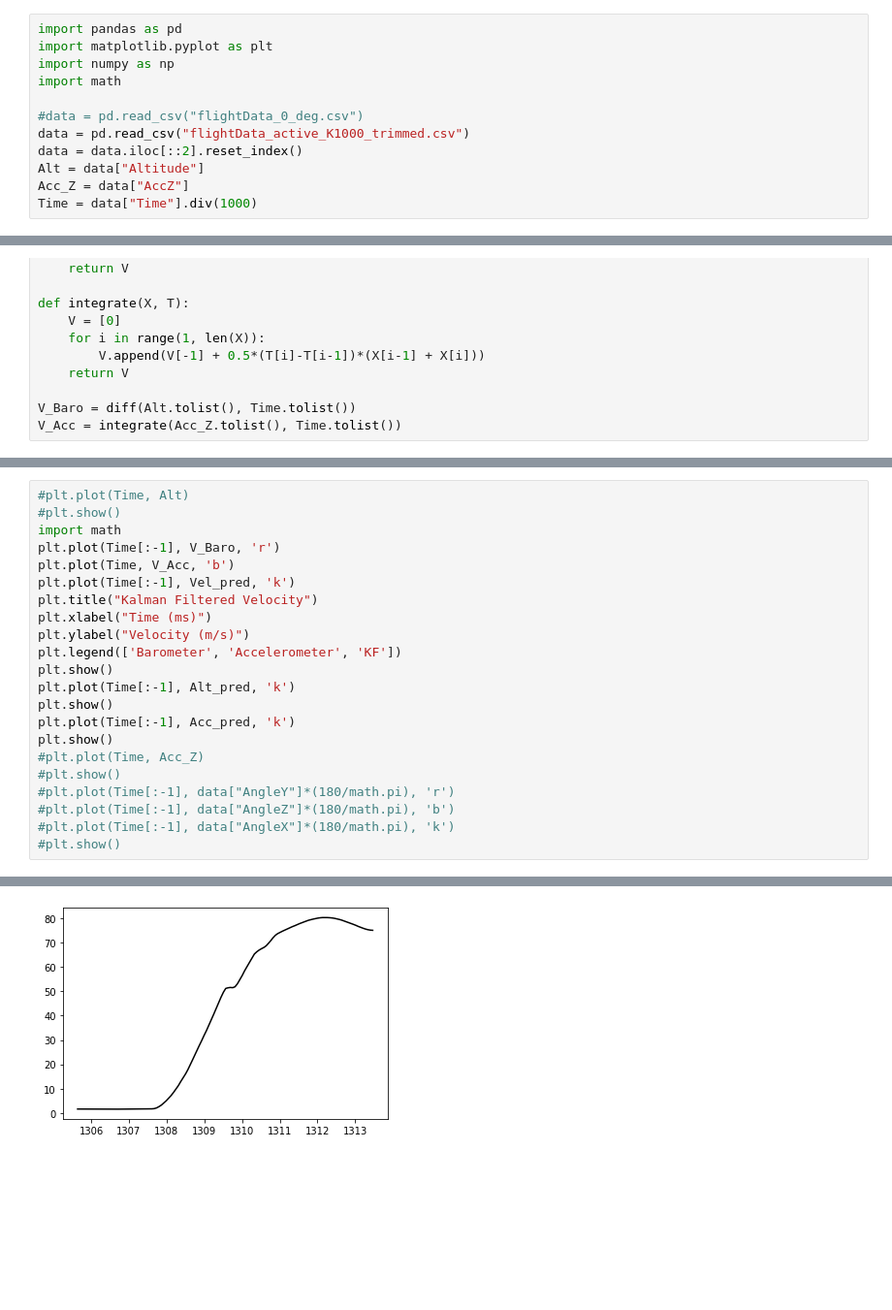
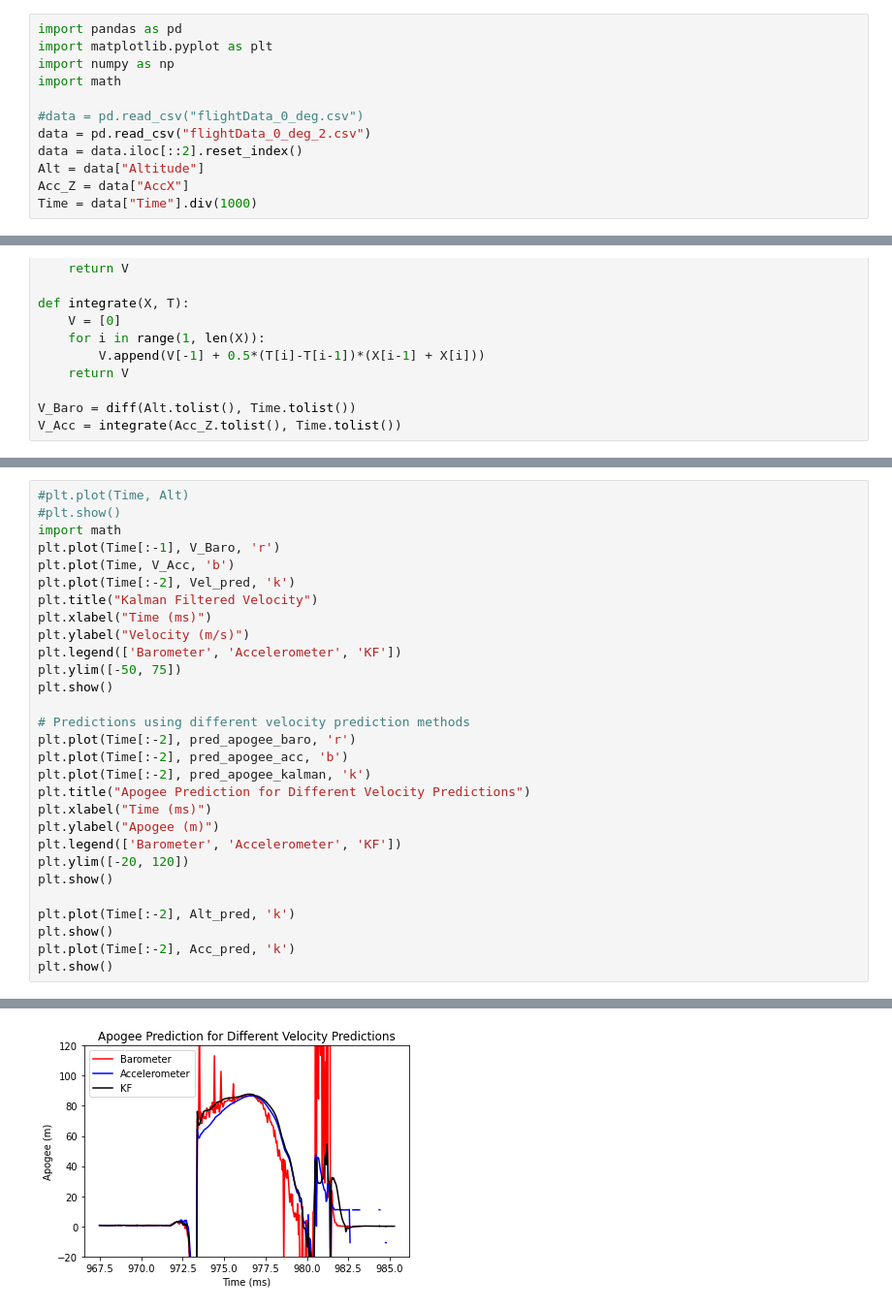
Before and after one commit to KianPardoe/RocketPy, a Jupyter notebook: Test_Flight_Data/Kalman_Testing.ipynb, the cells around one changed output, grey strips where cells are left out. Shown at 97% size. Saved outputs shown, nothing was run; the diff lists cells and outputs as text; blank space fills up the shorter version.

```diff
--- a/Test_Flight_Data/Kalman_Testing.ipynb
+++ b/Test_Flight_Data/Kalman_Testing.ipynb
@@ -5,8 +5,8 @@ import numpy as np
 import math
 
 #data = pd.read_csv("flightData_0_deg.csv")
-data = pd.read_csv("flightData_active_K1000_trimmed.csv")
+data = pd.read_csv("flightData_0_deg_2.csv")
 data = data.iloc[::2].reset_index()
 Alt = data["Altitude"]
-Acc_Z = data["AccZ"]
+Acc_Z = data["AccX"]
 Time = data["Time"].div(1000)
@@ -86,20 +87,27 @@ data["Prediction"] = pred_apogee
 import math
 plt.plot(Time[:-1], V_Baro, 'r')
 plt.plot(Time, V_Acc, 'b')
-plt.plot(Time[:-1], Vel_pred, 'k')
+plt.plot(Time[:-2], Vel_pred, 'k')
 plt.title("Kalman Filtered Velocity")
 plt.xlabel("Time (ms)")
 plt.ylabel("Velocity (m/s)")
 plt.legend(['Barometer', 'Accelerometer', 'KF'])
+plt.ylim([-50, 75])
 plt.show()
-plt.plot(Time[:-1], Alt_pred, 'k')
+
+# Predictions using different velocity prediction methods
+plt.plot(Time[:-2], pred_apogee_baro, 'r')
+plt.plot(Time[:-2], pred_apogee_acc, 'b')
+plt.plot(Time[:-2], pred_apogee_kalman, 'k')
+plt.title("Apogee Prediction for Different Velocity Predictions")
+plt.xlabel("Time (ms)")
+plt.ylabel("Apogee (m)")
+plt.legend(['Barometer', 'Accelerometer', 'KF'])
+plt.ylim([-20, 120])
 plt.show()
-plt.plot(Time[:-1], Acc_pred, 'k')
+
+plt.plot(Time[:-2], Alt_pred, 'k')
 plt.show()
-#plt.plot(Time, Acc_Z)
-#plt.show()
-#plt.plot(Time[:-1], data["AngleY"]*(180/math.pi), 'r')
-#plt.plot(Time[:-1], data["AngleZ"]*(180/math.pi), 'b')
-#plt.plot(Time[:-1], data["AngleX"]*(180/math.pi), 'k')
-#plt.show()
+plt.plot(Time[:-2], Acc_pred, 'k')
+plt.show()
 # %% [output]
@@ -107 +115 @@ plt.show()
-[figure, old version]
+[figure, new version]
```
Also changed, not shown: parts of 3 cells of this notebook, 2 other files.
